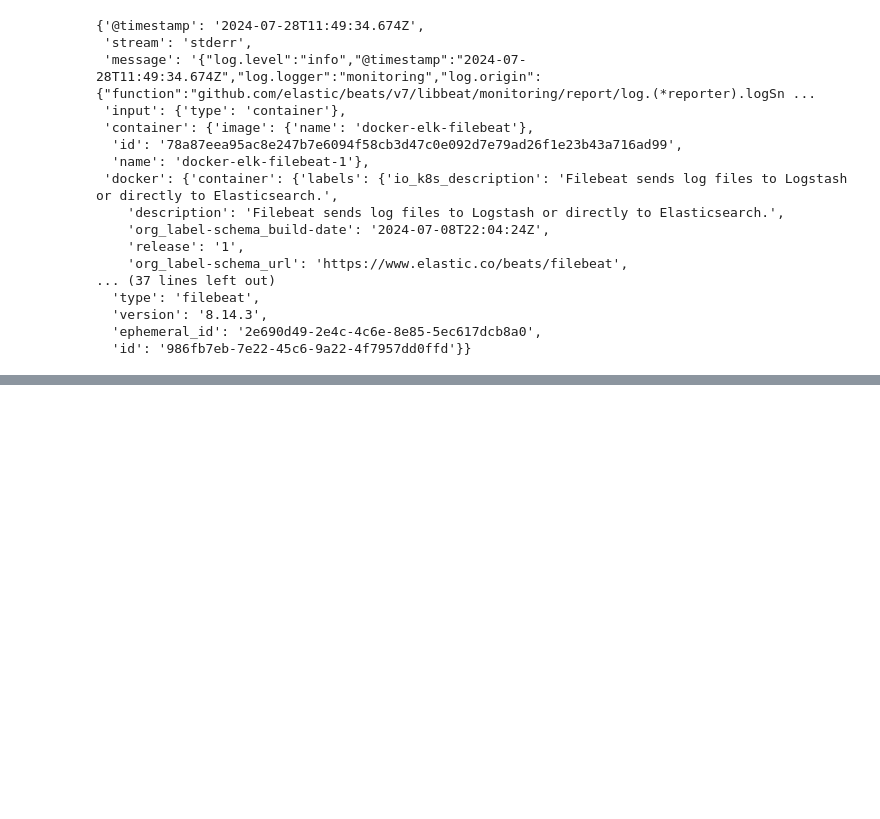
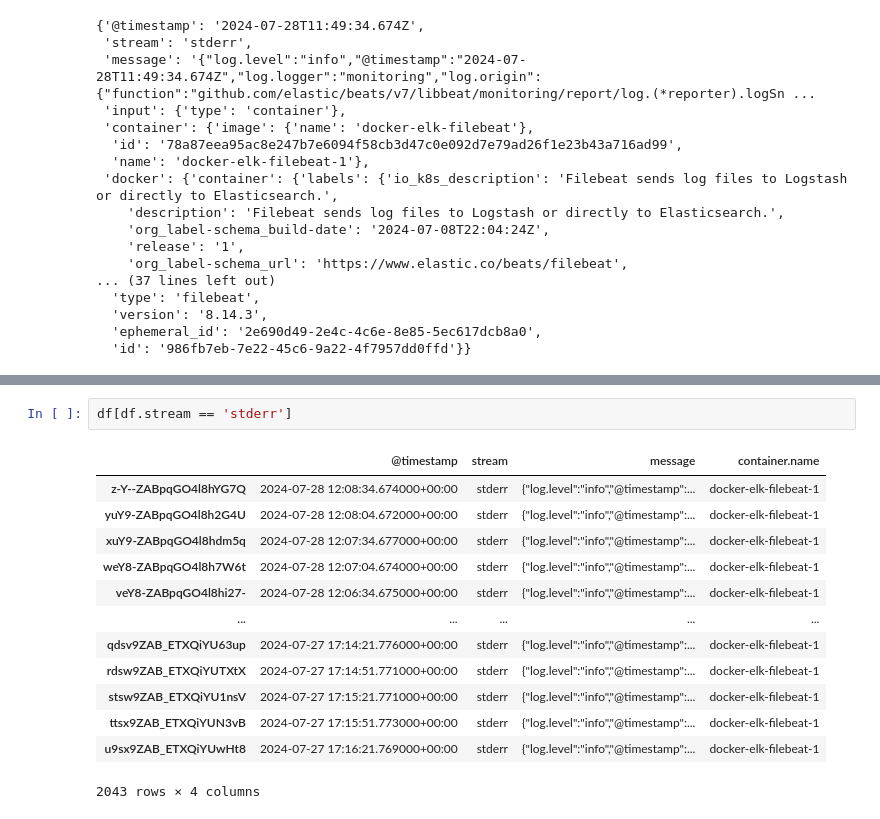
Before and after one commit to AddChew/docker-elk, a Jupyter notebook: elastic_ml.ipynb, the cells around one changed output, grey strips where cells are left out. Cells and saved outputs as stored; diff of their text form; blank space fills up the shorter version.

```diff
--- a/elastic_ml.ipynb
+++ b/elastic_ml.ipynb
@@ -73,0 +107,16 @@ df.head()
+# %%
+df[df.stream == 'stderr']
+# %% [output]
+|  | @timestamp | stream | message | container.name |
+| z-Y--ZABpqGO4l8hYG7Q | 2024-07-28 12:08:34.674000+00:00 | stderr | {"log.level":"info","@timestamp":... | docker-elk-filebeat-1 |
+| yuY9-ZABpqGO4l8h2G4U | 2024-07-28 12:08:04.672000+00:00 | stderr | {"log.level":"info","@timestamp":... | docker-elk-filebeat-1 |
+| xuY9-ZABpqGO4l8hdm5q | 2024-07-28 12:07:34.677000+00:00 | stderr | {"log.level":"info","@timestamp":... | docker-elk-filebeat-1 |
+| weY8-ZABpqGO4l8h7W6t | 2024-07-28 12:07:04.674000+00:00 | stderr | {"log.level":"info","@timestamp":... | docker-elk-filebeat-1 |
+| veY8-ZABpqGO4l8hi27- | 2024-07-28 12:06:34.675000+00:00 | stderr | {"log.level":"info","@timestamp":... | docker-elk-filebeat-1 |
+| ... | ... | ... | ... | ... |
+| qdsv9ZAB_ETXQiYU63up | 2024-07-27 17:14:21.776000+00:00 | stderr | {"log.level":"info","@timestamp":... | docker-elk-filebeat-1 |
+| rdsw9ZAB_ETXQiYUTXtX | 2024-07-27 17:14:51.771000+00:00 | stderr | {"log.level":"info","@timestamp":... | docker-elk-filebeat-1 |
+| stsw9ZAB_ETXQiYU1nsV | 2024-07-27 17:15:21.771000+00:00 | stderr | {"log.level":"info","@timestamp":... | docker-elk-filebeat-1 |
+| ttsx9ZAB_ETXQiYUN3vB | 2024-07-27 17:15:51.773000+00:00 | stderr | {"log.level":"info","@timestamp":... | docker-elk-filebeat-1 |
+| u9sx9ZAB_ETXQiYUwHt8 | 2024-07-27 17:16:21.769000+00:00 | stderr | {"log.level":"info","@timestamp":... | docker-elk-filebeat-1 |
+2043 rows × 4 columns
```
Also changed, not shown: parts of 6 cells of this notebook.
